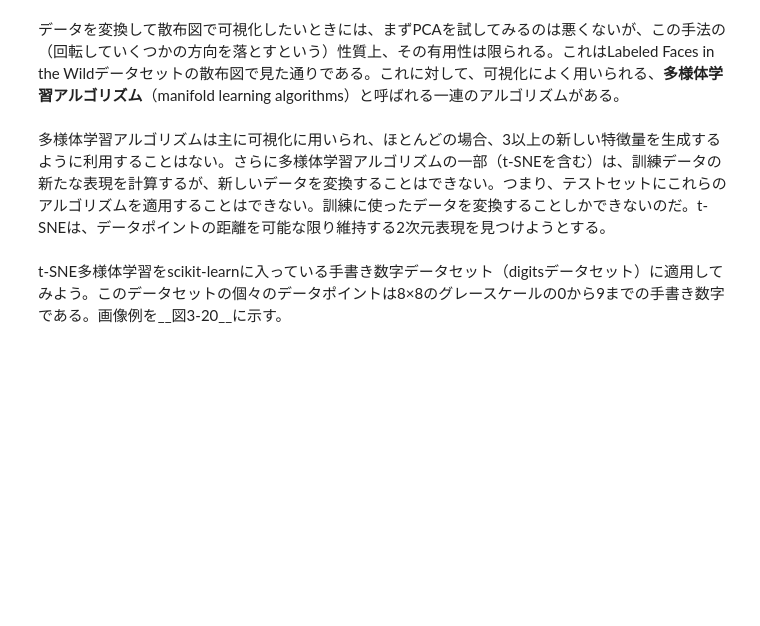
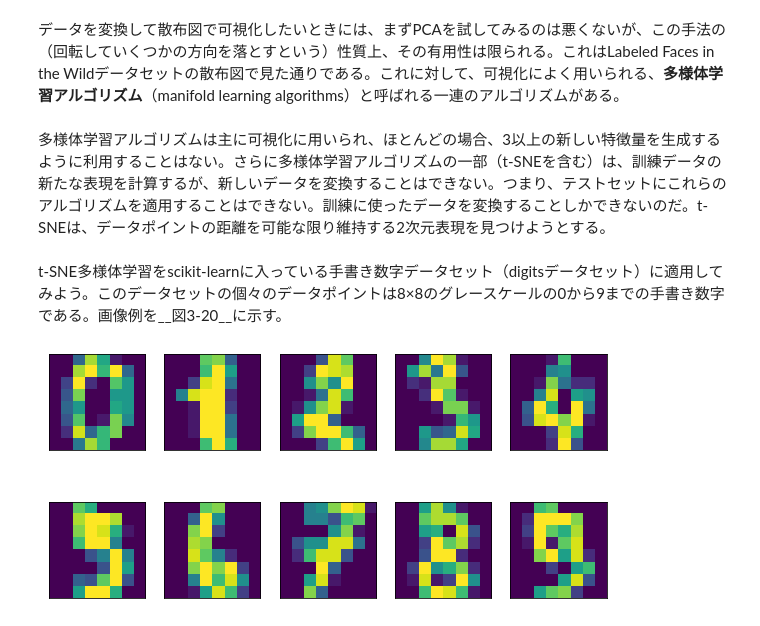
Before and after one commit to yagi469/Introduction-to-machine-learning-with-python, a Jupyter notebook: 03 教師なし学習と前処理.ipynb, the cells around one changed output. Cells and saved outputs as stored; diff of their text form; code cells hidden in the pictures; blank space fills up the shorter version.

```diff
--- a/03 教師なし学習と前処理.ipynb
+++ b/03 教師なし学習と前処理.ipynb
@@ -694,6 +694,10 @@ t-SNE多様体学習をscikit-learnに入っている手書き数字データセ
 # %%
 from sklearn.datasets import load_digits
 digits = load_digits()
 
 fig, axes = plt.subplots(2, 5, figsize=(10, 5),
-                        subplots_kw={'xticks':(), })
+                        subplot_kw={'xticks':(), 'yticks':()})
+for ax, img in zip(axes.ravel(), digits.images):
+    ax.imshow(img)
+# %% [output]
+[figure, added]
```
Also changed, not shown: parts of 3 cells of this notebook.
